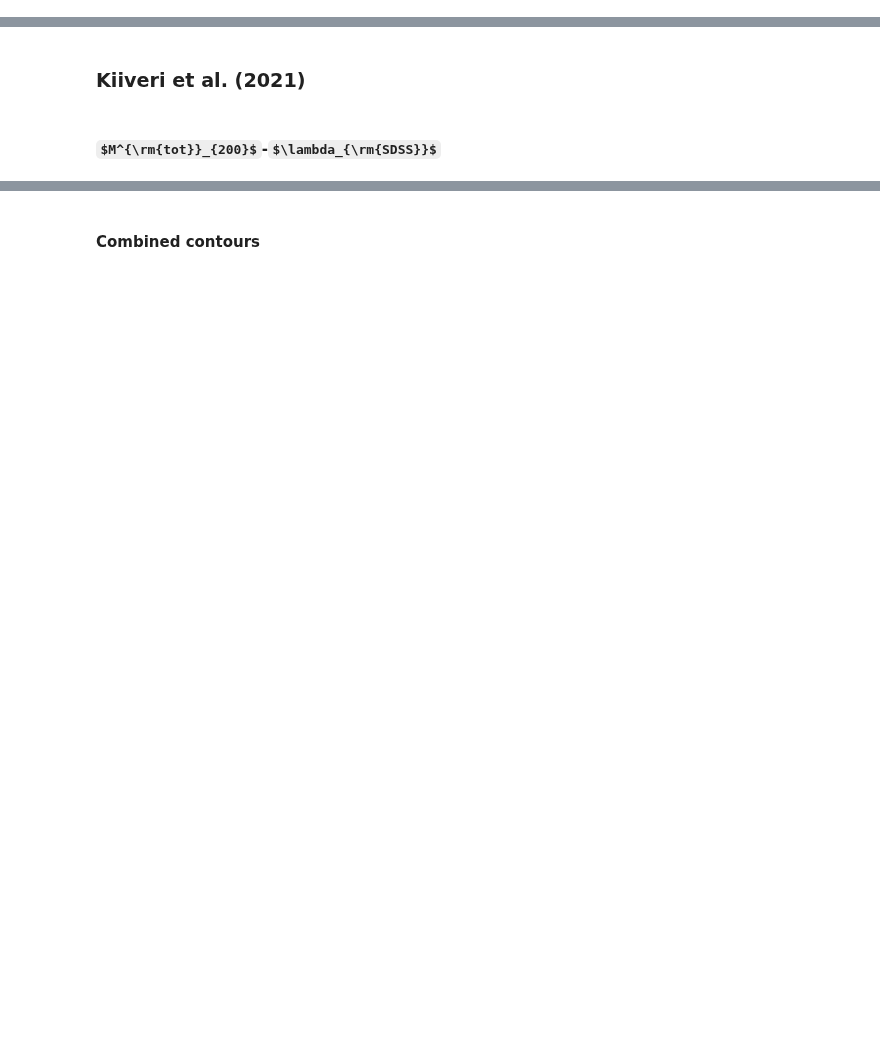
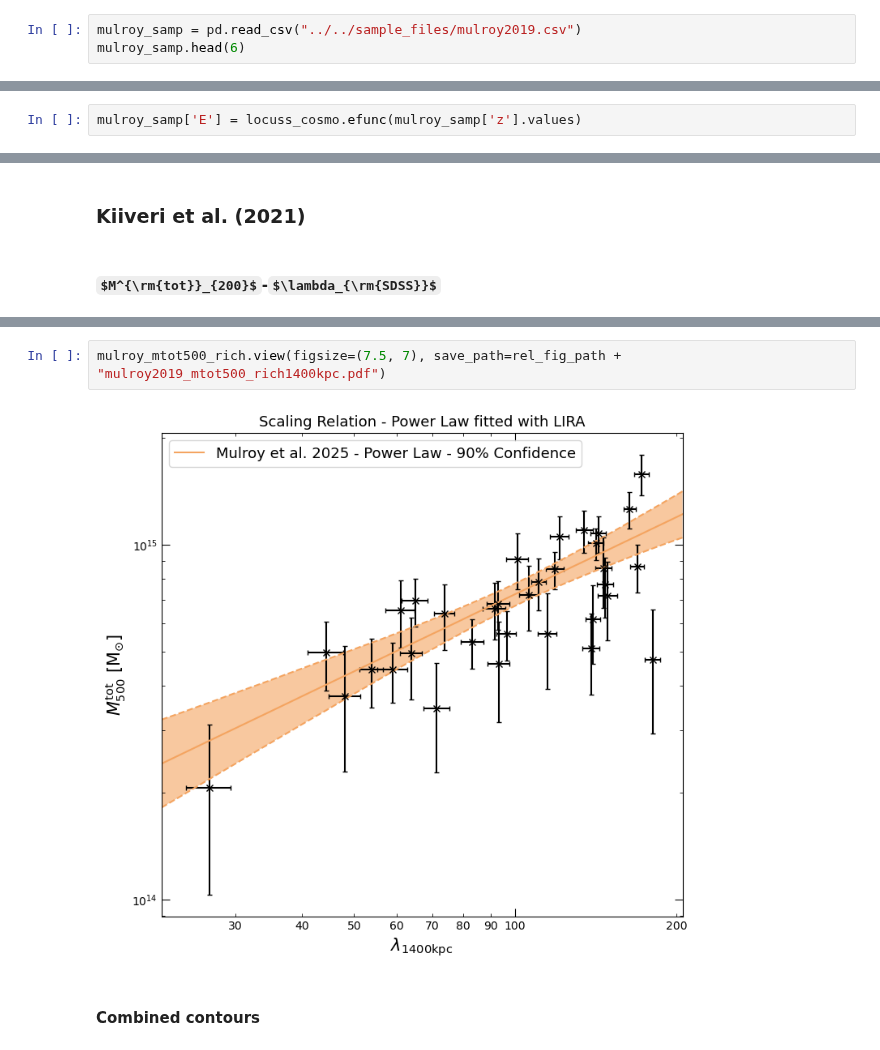
Before and after one commit to DavidT3/XCS-Mass-II-Analysis, a Jupyter notebook: notebooks/refit_literature_relations/mass-richness.ipynb, the cells around one changed output, grey strips where cells are left out. Cells and saved outputs as stored; diff of their text form; some formulas as TeX source; blank space fills up the shorter version.

```diff
--- a/notebooks/refit_literature_relations/mass-richness.ipynb
+++ b/notebooks/refit_literature_relations/mass-richness.ipynb
@@ -122,0 +148,3 @@ kiiveri_samp['E'] = kiiveri_cosmo.efunc(kiiveri_samp['spec_z'].values)
+# %%
+mulroy_samp = pd.read_csv("../../sample_files/mulroy2019.csv")
+mulroy_samp.head(6)
@@ -123,3 +168,5 @@ kiiveri_samp['E'] = kiiveri_cosmo.efunc(kiiveri_samp['spec_z'].values)
+# %%
+mulroy_samp['E'] = locuss_cosmo.efunc(mulroy_samp['z'].values)
 # %% [markdown]
 ## Fitting scaling relations
 # %% [markdown]
@@ -202,3 +278,7 @@ kii_mtot200_sdssrich.view(figsize=(7.5, 7), y_lims=Quantity([8e+13, 3e+15], 'Msu
+# %%
+mulroy_mtot500_rich.view(figsize=(7.5, 7), save_path=rel_fig_path + "mulroy2019_mtot500_rich1400kpc.pdf")
+# %% [output]
+[figure, added]
 # %% [markdown]
 #### Combined contours
 # %%
```
Also changed, not shown: parts of 25 cells of this notebook.
